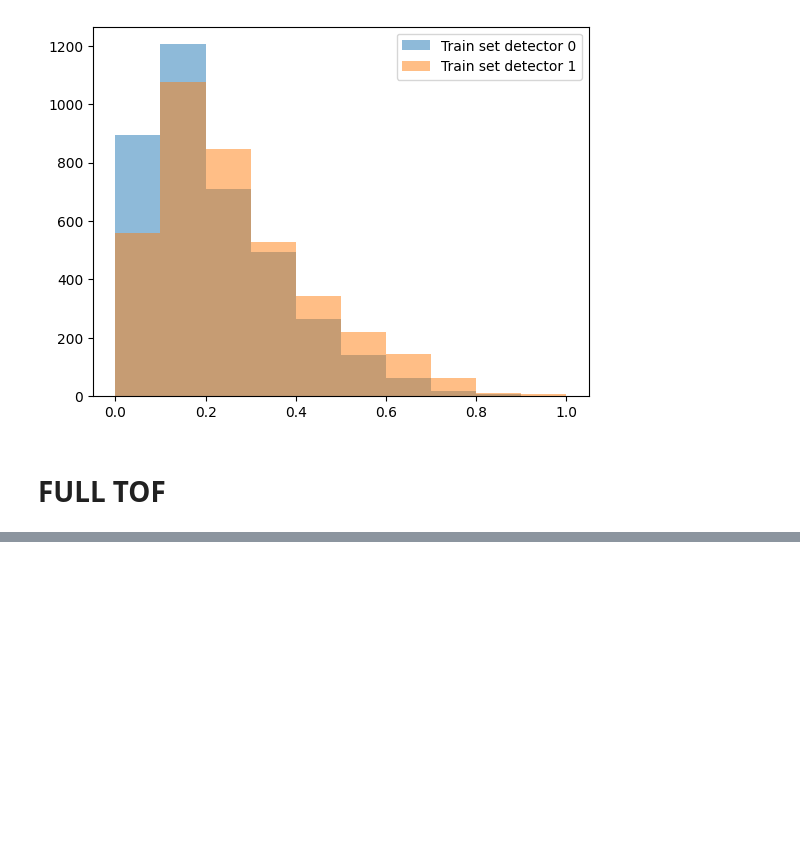
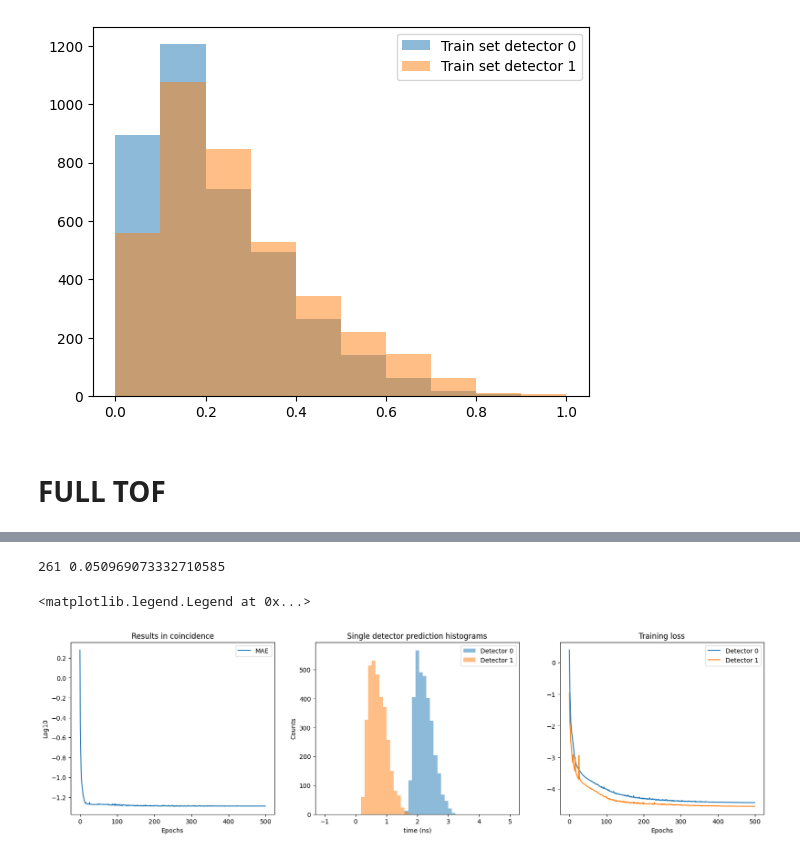
Before and after one commit to wjosefw/MLTiming, a Jupyter notebook: DEEP_TIMING_DATOS_PRACTICA_MASTER_Na22.ipynb, the cells around one changed output, grey strips where cells are left out. Drawn from its saved outputs; the diff is of its cells as text; code cells hidden in the pictures; blank space fills up the shorter version.

Commit message:
Mejor resultado hasta ahora con MLPs

```diff
--- a/DEEP_TIMING_DATOS_PRACTICA_MASTER_Na22.ipynb
+++ b/DEEP_TIMING_DATOS_PRACTICA_MASTER_Na22.ipynb
@@ -368,3 +293,42 @@ plt.legend()
+# %%
+# Print MAE
+MAE = np.mean(Error, axis = 1)
+idx_min_MAE = np.where(MAE == np.min(MAE))[0][0]
+print(idx_min_MAE, np.min(MAE))
+
+# PLot
+plt.figure(figsize = (20,5))
+plt.subplot(131)
+plt.plot(np.log10(MAE[:].astype('float64')), label = 'MAE')
+plt.title('Results in coincidence')
+plt.xlabel('Epochs')
+plt.ylabel('Log10')
+plt.legend()
+
+plt.subplot(132)
+if Ajuste_grueso == 0:
+    plt.hist(test_dec0[idx_min_MAE , :delays_test_dec0.shape[0]] - new_time_step*delays_test_dec0, bins = nbins, range = [-1, 3], alpha = 0.5, label = 'Detector 0');
+    plt.hist(test_dec1[idx_min_MAE , :delays_test_dec1.shape[0]] - new_time_step*delays_test_dec1, bins = nbins, range = [-1, 3], alpha = 0.5, label = 'Detector 1');
+
+if Ajuste_grueso == 1:
+    plt.hist(test_dec0[idx_min_MAE , :], bins = nbins, range = [-1, 5], alpha = 0.5, label = 'Detector 0');
+    plt.hist(test_dec1[idx_min_MAE , :], bins = nbins, range = [-1, 5], alpha = 0.5, label = 'Detector 1');
+
+plt.title('Single detector prediction histograms')
+plt.xlabel('time (ns)')
+plt.ylabel('Counts')
+plt.legend()
+
+plt.subplot(133)
+plt.plot(np.log10(loss_dec0.astype('float32')), label = 'Detector 0')
+plt.plot(np.log10(loss_dec1.astype('float32')), label = 'Detector 1')
+plt.title('Training loss')
+plt.xlabel('Epochs')
+plt.legend()
+# %% [output]
+261 0.050969073332710585
+<matplotlib.legend.Legend at 0x...>
+[figure, added]
 # %%
 epoch = idx_min_MAE
 #------------------------------------------- Histogram and gaussian fit -----------------------------------------------
```
Also changed, not shown: parts of 14 cells of this notebook.
